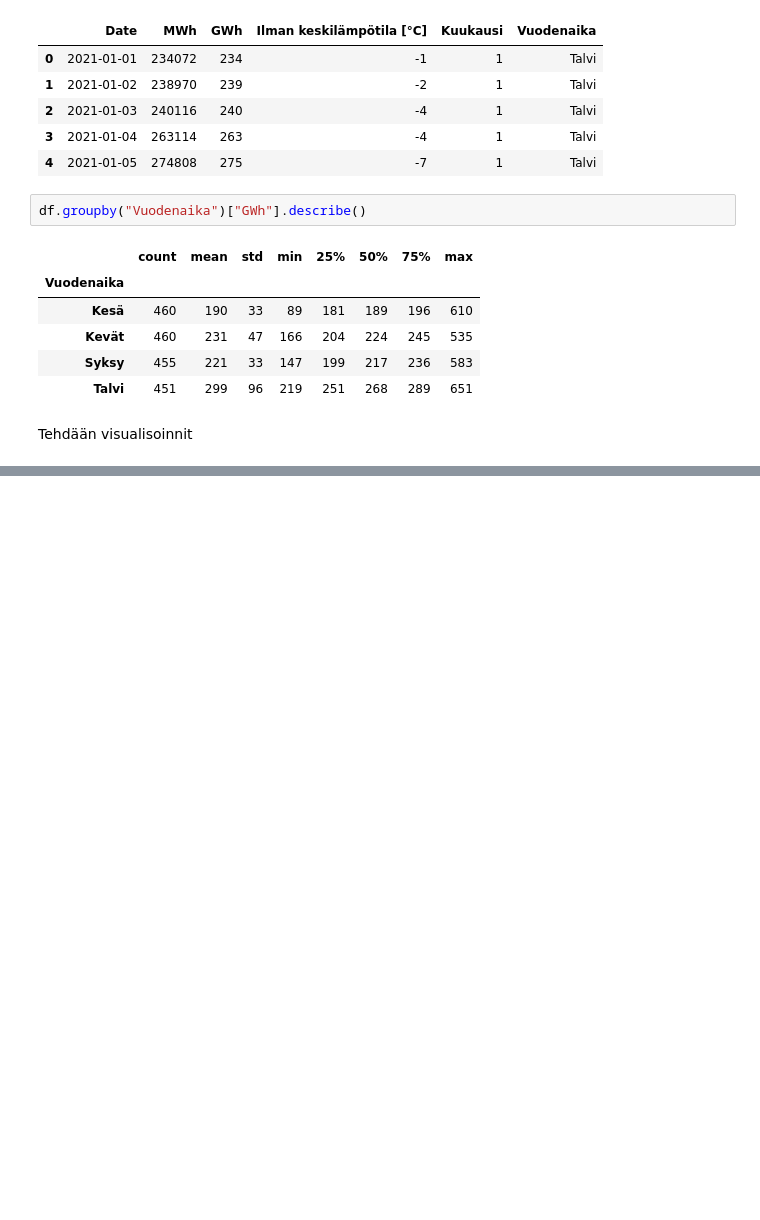
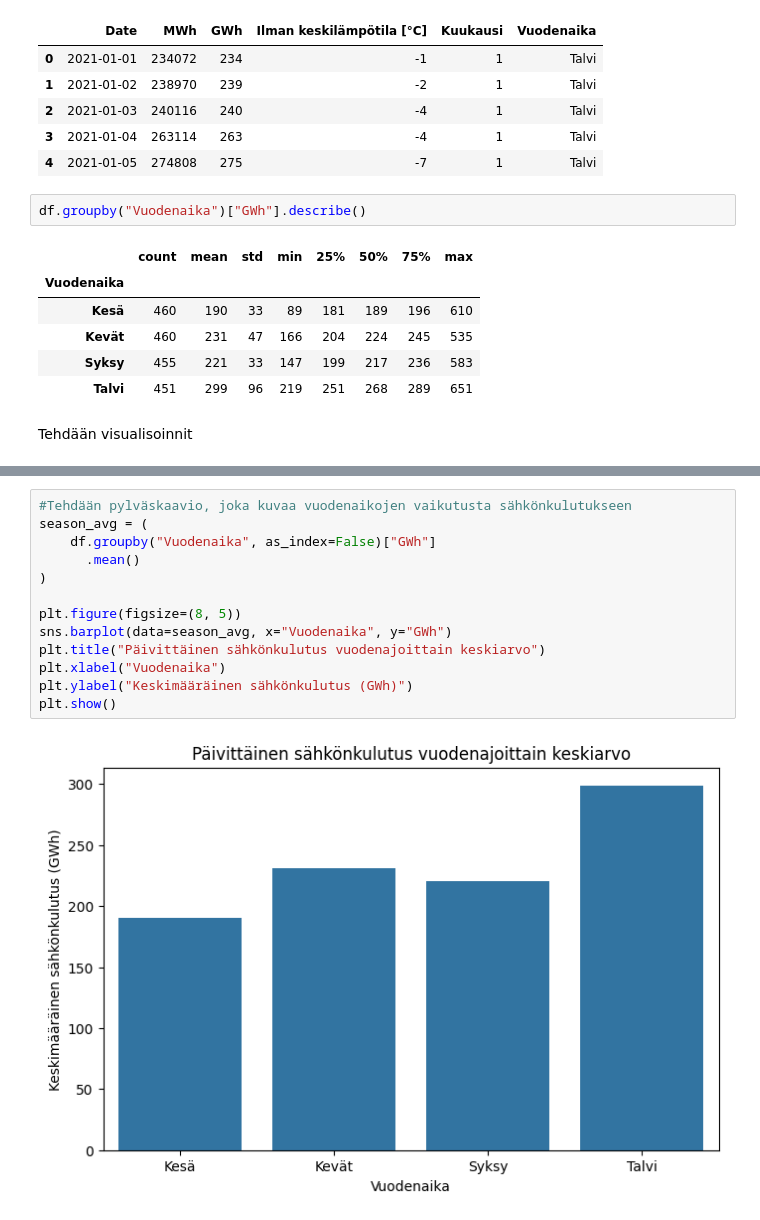
Before and after one commit to Mikko247365/electricity-weather-analysis, a Jupyter notebook: 2021-2025_analyysi.ipynb, the cells around one changed output, grey strips where cells are left out. Cells and saved outputs as stored; diff of their text form; blank space fills up the shorter version.

```diff
--- a/2021-2025_analyysi.ipynb
+++ b/2021-2025_analyysi.ipynb
@@ -126,0 +162,15 @@ Tehdään visualisoinnit
+# %%
+#Tehdään pylväskaavio, joka kuvaa vuodenaikojen vaikutusta sähkönkulutukseen
+season_avg = (
+    df.groupby("Vuodenaika", as_index=False)["GWh"]
+      .mean()
+)
+
+plt.figure(figsize=(8, 5))
+sns.barplot(data=season_avg, x="Vuodenaika", y="GWh")
+plt.title("Päivittäinen sähkönkulutus vuodenajoittain keskiarvo")
+plt.xlabel("Vuodenaika")
+plt.ylabel("Keskimääräinen sähkönkulutus (GWh)")
+plt.show()
+# %% [output]
+[figure, added]
```
Also changed, not shown: parts of 8 cells of this notebook.
